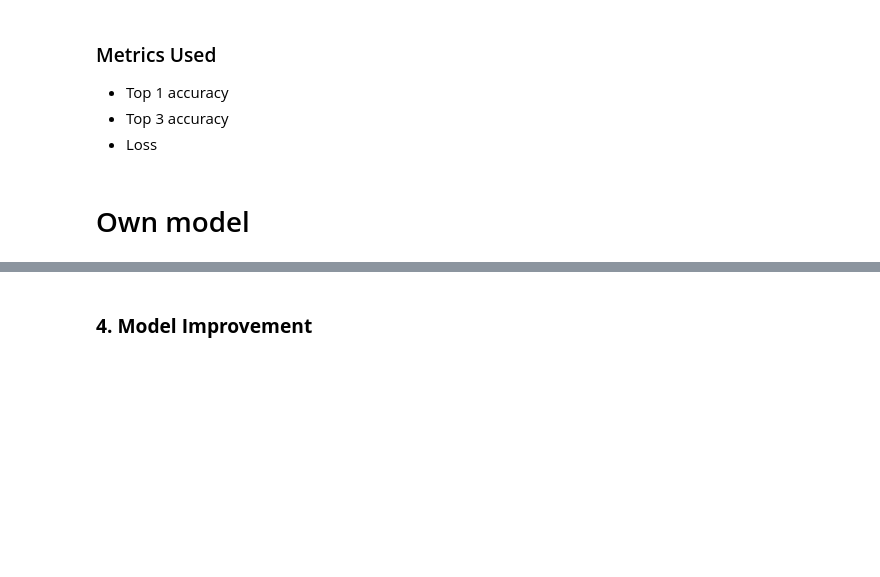
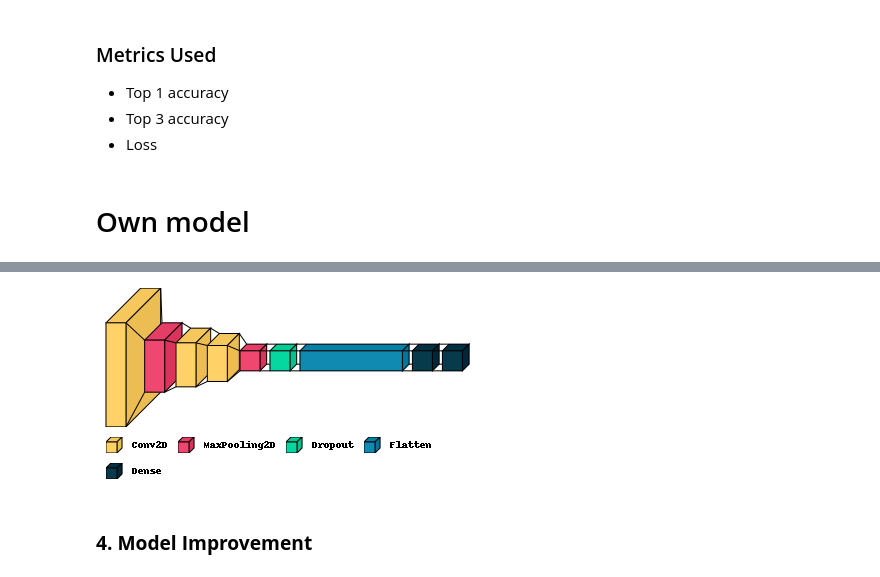
Before and after one commit to Amirrahman19/DeepLearning, a Jupyter notebook: CA1/PartA/fashion-Copy1.ipynb, the cells around one changed output, grey strips where cells are left out. Drawn from its saved outputs; the diff is of its cells as text; code cells hidden in the pictures; blank space fills up the shorter version.

```diff
--- a/CA1/PartA/fashion-Copy1.ipynb
+++ b/CA1/PartA/fashion-Copy1.ipynb
@@ -327,3 +355,9 @@ plt.show()
+# %%
+import visualkeras
+from PIL import ImageFont
+visualkeras.layered_view(own_model, legend=True)
+# %% [output]
+[figure, added]
 # %% [markdown]
 <h3><b>4. Model Improvement</h3></b>
 # %%
```
Also changed, not shown: parts of 28 cells of this notebook, 5 other files.
